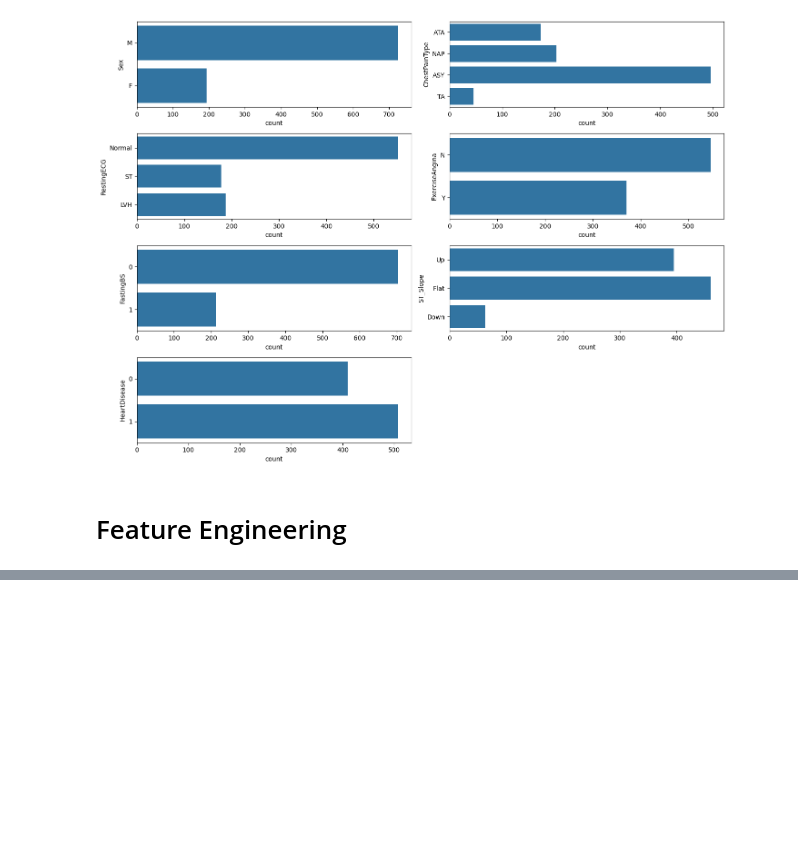
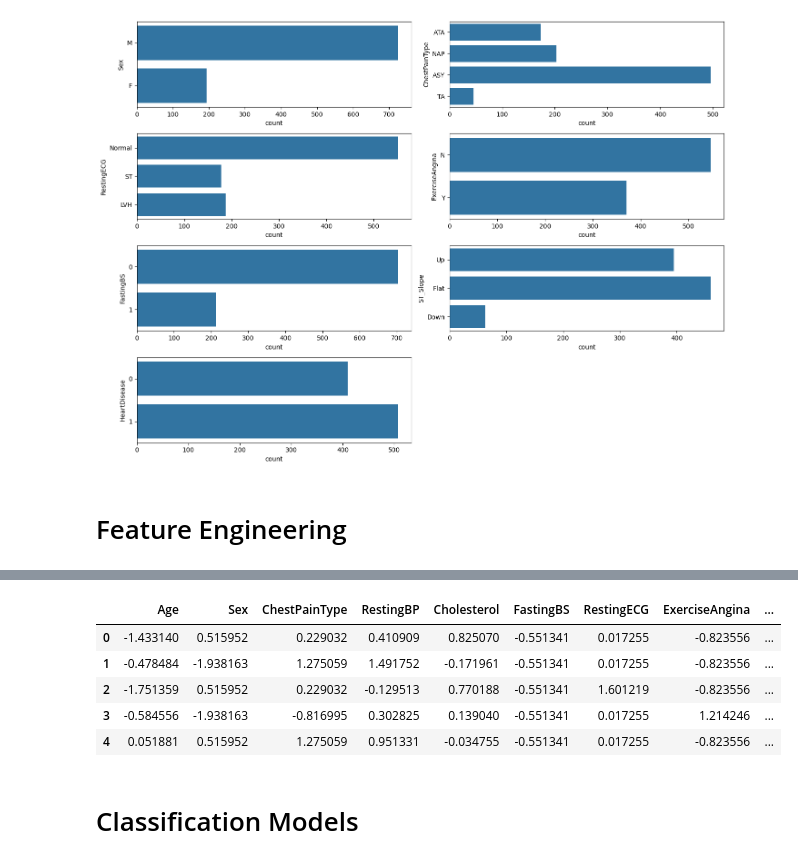
Before and after one commit to wasif-h/Heart_Disease_Prediction, a Jupyter notebook: ml_model.ipynb, the cells around one changed output, grey strips where cells are left out. Drawn from its saved outputs; the diff is of its cells as text; code cells hidden in the pictures; blank space fills up the shorter version.

Commit message:
model created

```diff
--- a/ml_model.ipynb
+++ b/ml_model.ipynb
@@ -171,0 +196,12 @@ plt.tight_layout()
+# %%
+scaler = StandardScaler()
+x[col_name] = scaler.fit_transform(x[col_name])
+# %%
+x.head()
+# %% [output]
+|  | Age | Sex | ChestPainType | RestingBP | Cholesterol | FastingBS | RestingECG | ExerciseAngina | ... |
+| 0 | -1.433140 | 0.515952 | 0.229032 | 0.410909 | 0.825070 | -0.551341 | 0.017255 | -0.823556 | ... |
+| 1 | -0.478484 | -1.938163 | 1.275059 | 1.491752 | -0.171961 | -0.551341 | 0.017255 | -0.823556 | ... |
+| 2 | -1.751359 | 0.515952 | 0.229032 | -0.129513 | 0.770188 | -0.551341 | 1.601219 | -0.823556 | ... |
+| 3 | -0.584556 | -1.938163 | -0.816995 | 0.302825 | 0.139040 | -0.551341 | 0.017255 | 1.214246 | ... |
+| 4 | 0.051881 | 0.515952 | 1.275059 | 0.951331 | -0.034755 | -0.551341 | 0.017255 | -0.823556 | ... |
@@ -171,0 +210,2 @@ plt.tight_layout()
+# %% [markdown]
+# Classification Models
```
Also changed, not shown: parts of 15 cells of this notebook.
